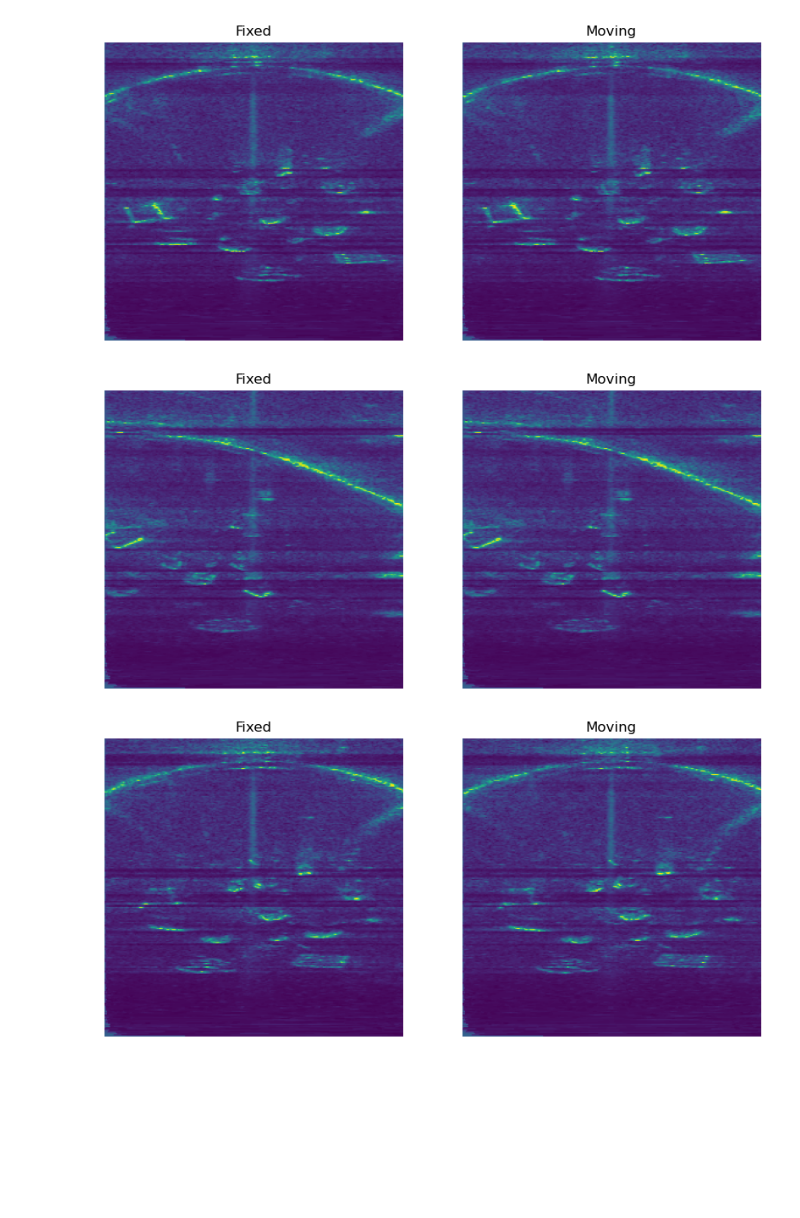
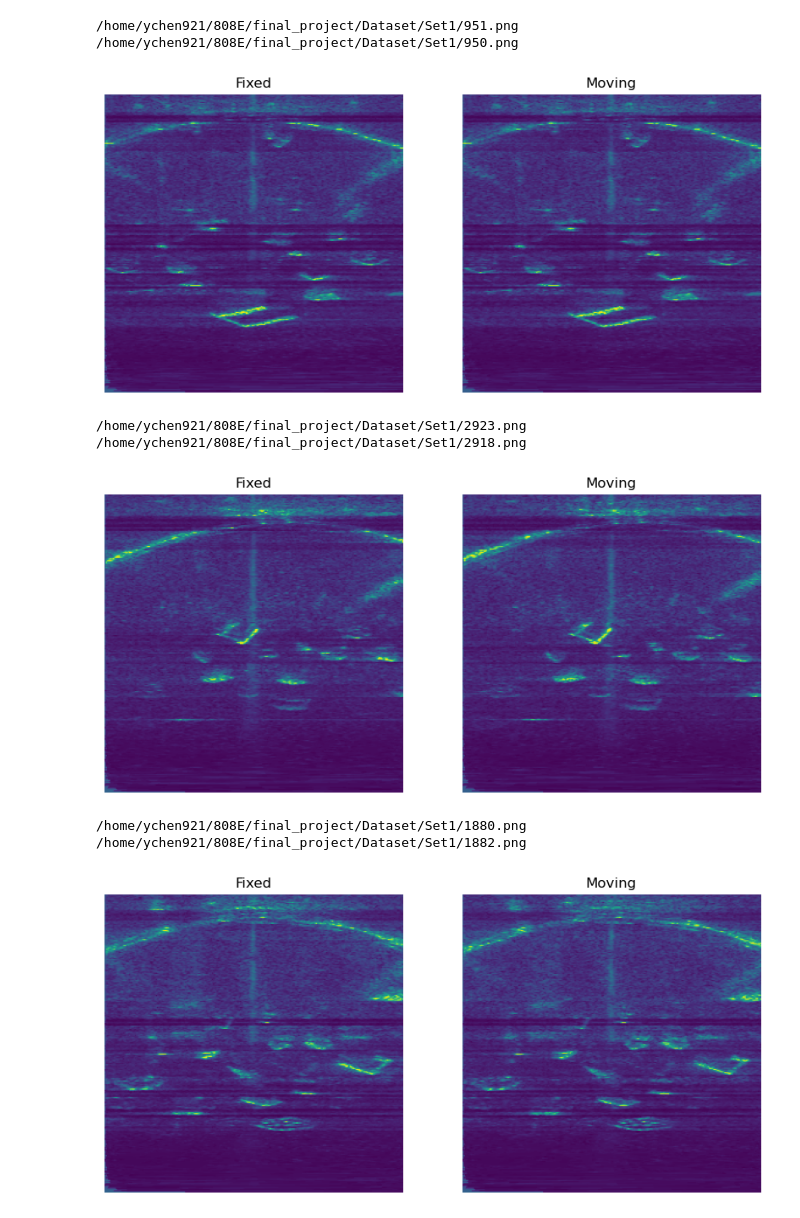
Before and after one commit to ychen921/Sonar-Image-Registration, a Jupyter notebook: scripts/DataReader_test.ipynb, the cells around one changed output. Cells and saved outputs as stored; diff of their text form; code cells hidden in the pictures; blank space fills up the shorter version.

```diff
--- a/scripts/DataReader_test.ipynb
+++ b/scripts/DataReader_test.ipynb
@@ -30,8 +30,9 @@ batch_size = 4
 data_loader = DataLoader(image_pair_dataset, batch_size=batch_size, shuffle=True)
 
 for batch in data_loader:
-    images1, images2 = batch
+    images1, images2, fixed_img_name, moving_img_name = batch
     for i in range(batch_size):
+        print(fixed_img_name[i], moving_img_name[i])
         show_image_pair(images1[i], images2[i])
     break
 # %% [output]
@@ -39,3 +41,6 @@ for batch in data_loader:
+/home/ychen921/808E/final_project/Dataset/Set1/951.png /home/ychen921/808E/final_project/Dataset/Set1/950.png
-[figure, old version]
+[figure, new version]
+/home/ychen921/808E/final_project/Dataset/Set1/2923.png /home/ychen921/808E/final_project/Dataset/Set1/2918.png
-[figure, old version]
+[figure, new version]
+/home/ychen921/808E/final_project/Dataset/Set1/1880.png /home/ychen921/808E/final_project/Dataset/Set1/1882.png
-[figure, old version]
+[figure, new version]
```
Also changed, not shown: parts of 1 cell of this notebook, 1 other file.
